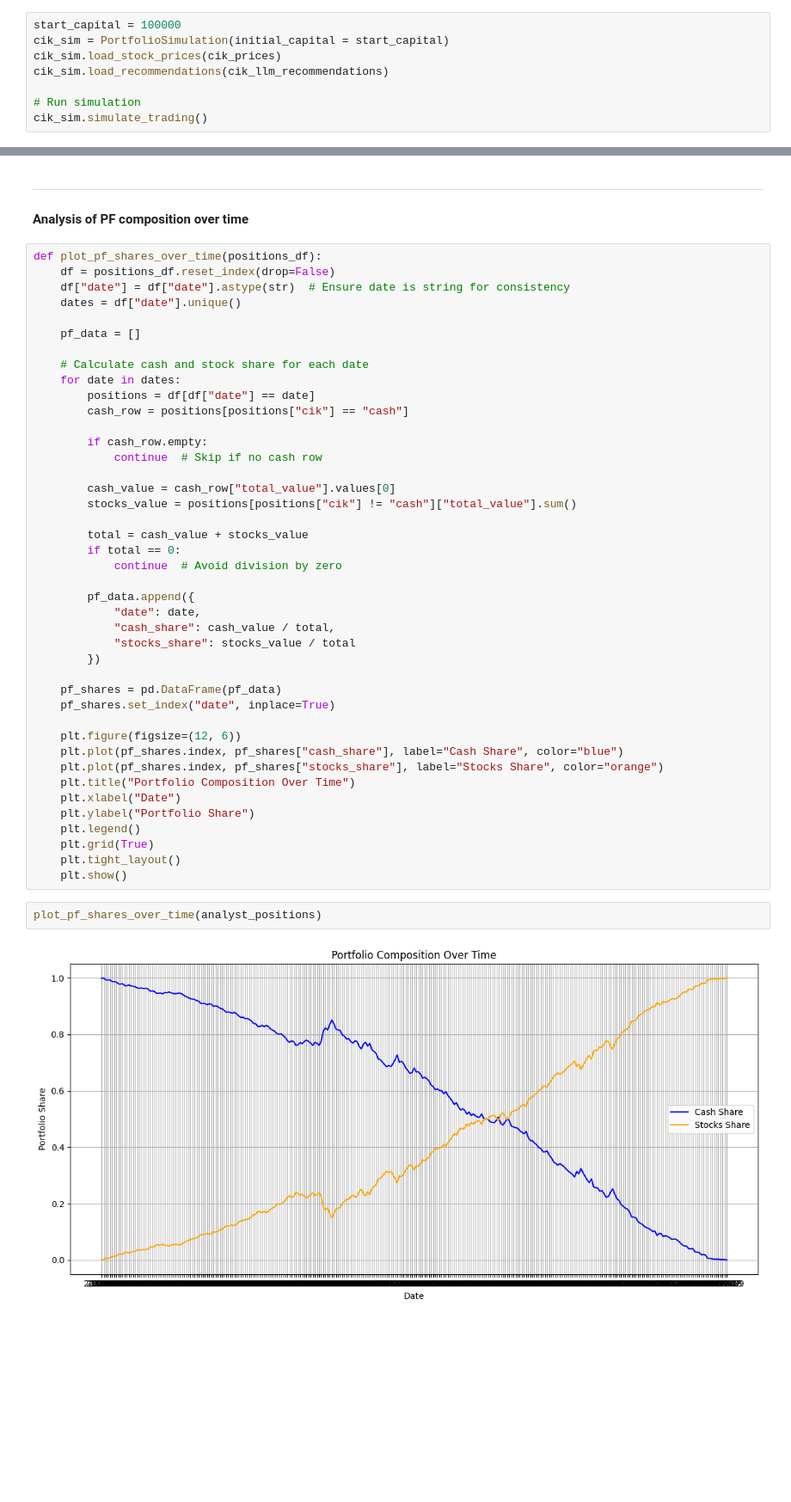
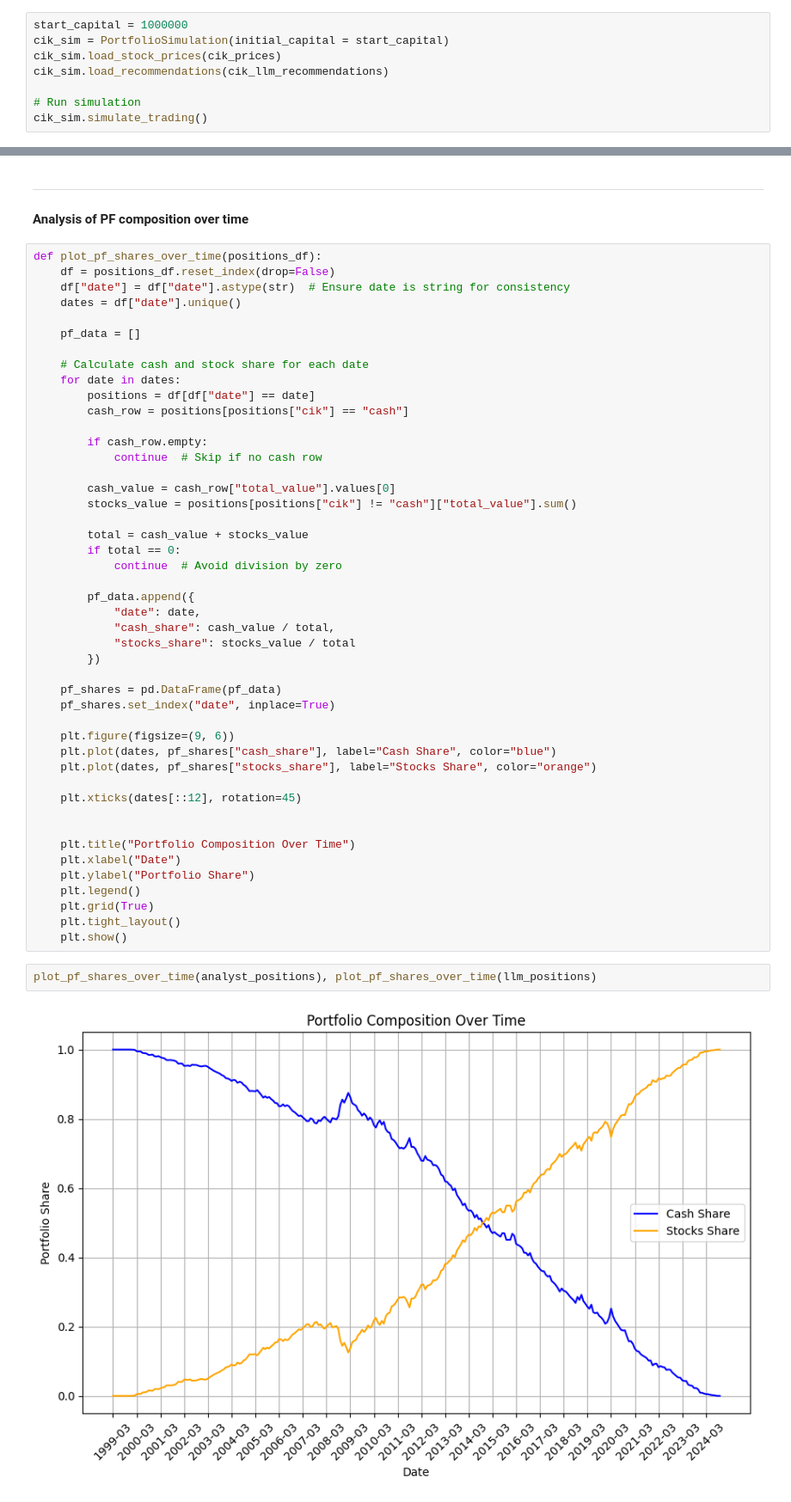
Before and after one commit to benherz/Masterarbeit, a Jupyter notebook: code/portfolio_simulation.ipynb, the cells around one changed output, grey strips where cells are left out. Shown: that part at 86% size. Drawn from its saved outputs; the diff is of its cells as text; blank space fills up the shorter version.

```diff
--- a/code/portfolio_simulation.ipynb
+++ b/code/portfolio_simulation.ipynb
@@ -88,5 +111,5 @@ cik_analyst_ratings = analyst_ratings[analyst_ratings["cik"] == cik]
 # %%
-start_capital = 100000
+start_capital = 1000000
 cik_sim = PortfolioSimulation(initial_capital = start_capital)
 cik_sim.load_stock_prices(cik_prices)
 cik_sim.load_recommendations(cik_llm_recommendations)
@@ -258,9 +296,13 @@ def plot_pf_shares_over_time(positions_df):
     pf_shares = pd.DataFrame(pf_data)
     pf_shares.set_index("date", inplace=True)
 
-    plt.figure(figsize=(12, 6))
-    plt.plot(pf_shares.index, pf_shares["cash_share"], label="Cash Share", color="blue")
-    plt.plot(pf_shares.index, pf_shares["stocks_share"], label="Stocks Share", color="orange")
+    plt.figure(figsize=(9, 6))
+    plt.plot(dates, pf_shares["cash_share"], label="Cash Share", color="blue")
+    plt.plot(dates, pf_shares["stocks_share"], label="Stocks Share", color="orange")
+
+    plt.xticks(dates[::12], rotation=45)
+
+
     plt.title("Portfolio Composition Over Time")
     plt.xlabel("Date")
     plt.ylabel("Portfolio Share")
@@ -269,6 +311,6 @@ def plot_pf_shares_over_time(positions_df):
     plt.tight_layout()
     plt.show()
 # %%
-plot_pf_shares_over_time(analyst_positions)
+plot_pf_shares_over_time(analyst_positions), plot_pf_shares_over_time(llm_positions)
 # %% [output]
-[figure, old version]
+[figure, new version]
```
Also changed, not shown: parts of 20 cells of this notebook, 1 other file.
